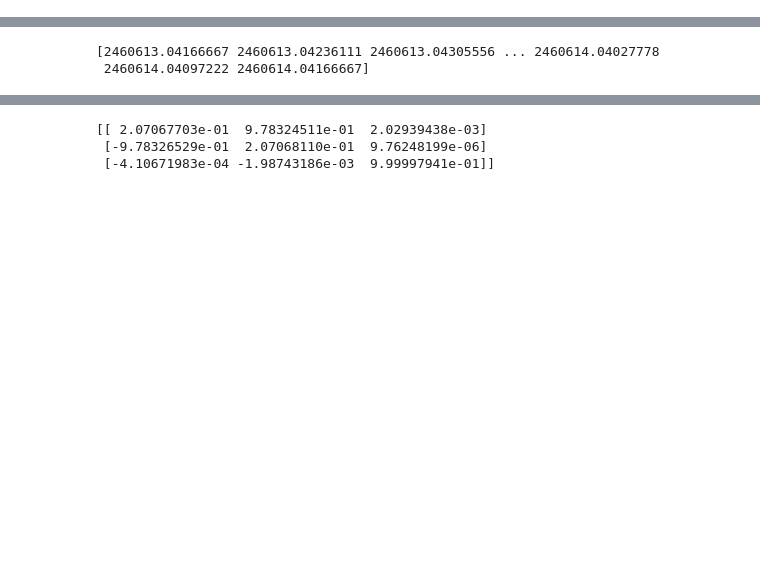
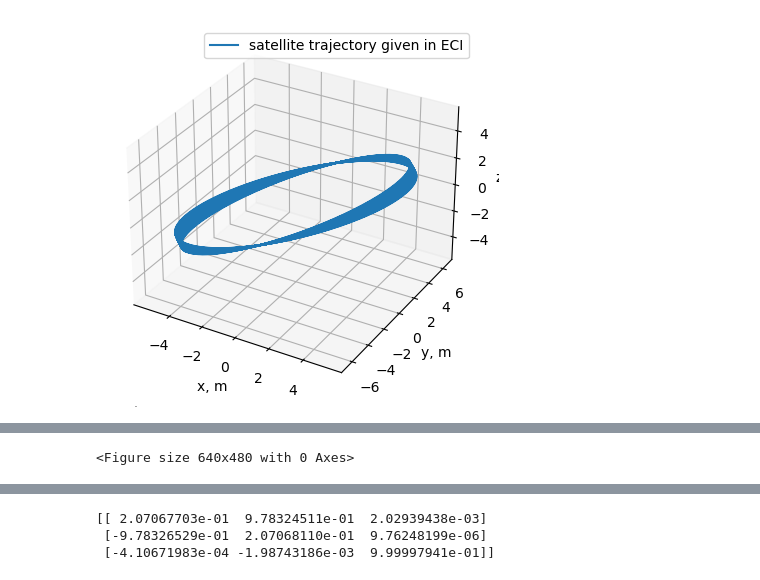
Before and after one commit to ShamilBiktimirov/astro-basics, a Jupyter notebook: python/Pointing routine.ipynb, the cells around one changed output, grey strips where cells are left out. Drawn from its saved outputs; the diff is of its cells as text; code cells hidden in the pictures; blank space fills up the shorter version.

```diff
--- a/python/Pointing routine.ipynb
+++ b/python/Pointing routine.ipynb
@@ -22,10 +33,16 @@ Repeat the routine to obtain relative satellite trajectory arc, namely $\alpha(t
 # %%
 from consts import *
+import numpy as np
 
-latitudeObs = 24 * np.pi / 180
-longitudeObs = 54 * np.pi / 180
+# Defines location of the observatory
+# Data are taken from google map, Add data from Konstantin
+latitude_obs = 24.178416871640632 * np.pi / 180
+longitude_obs = 54.68951437347364 * np.pi / 180
 
-Robs = np.vstack([Consts.rEarth * np.cos(latitudeObs) * np.cos(longitudeObs), Consts.rEarth * np.cos(latitudeObs) * np.sin(longitudeObs), Consts.rEarth * np.sin(latitudeObs)])
+# The position vector is given for the case of spherical Earth, meaning Earth oblateness is not taken into account. This can be later improved
+r_obs_ecef = np.vstack([Consts.rEarth * np.cos(latitude_obs) * np.cos(longitude_obs), Consts.rEarth * np.cos(latitude_obs) * np.sin(longitude_obs), Consts.rEarth * np.sin(latitude_obs)])
 
-print(Robs)
+r_obs_ecef_mag = np.linalg.norm(r_obs_ecef)
+
+print(r_obs_ecef, r_obs_ecef_mag)
 # %% [output]
@@ -35,58 +252,57 @@ print(Robs)
 # %%
+# Propagats satellite state using SGP4 propagator for the given time span
+
 from sgp4.api import Satrec
-from datetime import datetime, timedelta
-from astropy.time import Time
-import numpy as np
-import pandas as pd
-
 
 s = "1 44714U 19074B   24303.16471469  .00014028  00000+0  95926-3 0  9999"
 t = "2 44714  53.0541 255.6079 0001757  96.6875 263.4314 15.06381615274085"
 
 satellite = Satrec.twoline2rv(s, t)
 
-
-# Define start and end dates with specific times
-start_date = "2024-10-29 13:00:00"
-end_date = "2024-10-30 13:00:00"
-
-# Generate a range of dates with hourly frequency
-date_range = pd.date_range(start=start_date, end=end_date, freq='1min')
-
-# Convert to a list of strings if needed
-gregorian_dates = date_range.strftime("%Y-%m-%d %H:%M:%S").tolist()
-
-# Convert to Julian Date
-julian_dates = Time(gregorian_dates, format='iso').jd
-
-
-# Propagate for each Julian Date
+# Propagates satellite state for the t_span
 positionsX = []
 positionsY = []
 positionsZ = []
 
+r_sat_eci_array = np.empty([3, 0], float)
+
 for jd in julian_dates:
-    # Convert JD to days since epoch
 
     # Propagate
     e, r, v = satellite.sgp4(jd, 0)
+
     if e == 0:
-        positionsX.append(r[0])
-        positionsY.append(r[1])
-        positionsZ.append(r[2])
+        positionsX.append(r[0] * 1e3)
+        positionsY.append(r[1] * 1e3)
+        positionsZ.append(r[2] * 1e3)
+
+        r_sat_eci_array = np.concatenate((r_sat_eci_array, np.vstack([r[0] * 1e3, r[1] * 1e3, r[2] * 1e3])), axis=1)
 
     else:
         positionsX.append(None)  # Error in propagation
         positionsY.append(None)  # Error in propagation
         positionsY.append(None)  # Error in propagation
-
 
 gregorian_dates = Time(julian_dates, format='jd').to_datetime()
 
 sat1Data = np.array([gregorian_dates, positionsX, positionsY, positionsZ]).T
 
 sat1 = pd.DataFrame(sat1Data, columns=["Date and Time", "X, km", "Y, km", "Z, km"])
 
-print("Satellite 1 Position Data")
-print(sat1)
+fig = plt.figure()
+ax = fig.add_subplot(111, projection='3d')
+
+ax.plot(r_sat_eci_array[0,:], r_sat_eci_array[1,:], r_sat_eci_array[2,:], label='satellite trajectory given in ECI')
+ax.set(xlabel='x, m', ylabel='y, m', zlabel='z, m')
+ax.grid()
+ax.legend()
+plt.show()
+plt.savefig("satellite trajectory.pdf")
+
+print(r_sat_eci_array[:, 0])
+# print("Satellite 1 Position Data")
+# print(sat1)
+
+# print(np.size(r_sat_eci_array, axis=1))
 # %% [output]
+[figure, added]
@@ -108,5 +310 @@ Satellite 1 Position Data
+<Figure size 640x480 with 0 Axes>
-# %%
-print(julian_dates)
-# %% [output]
-[2460613.04166667 2460613.04236111 2460613.04305556 ... 2460614.04027778
- 2460614.04097222 2460614.04166667]
```
Also changed, not shown: parts of 10 cells of this notebook.
